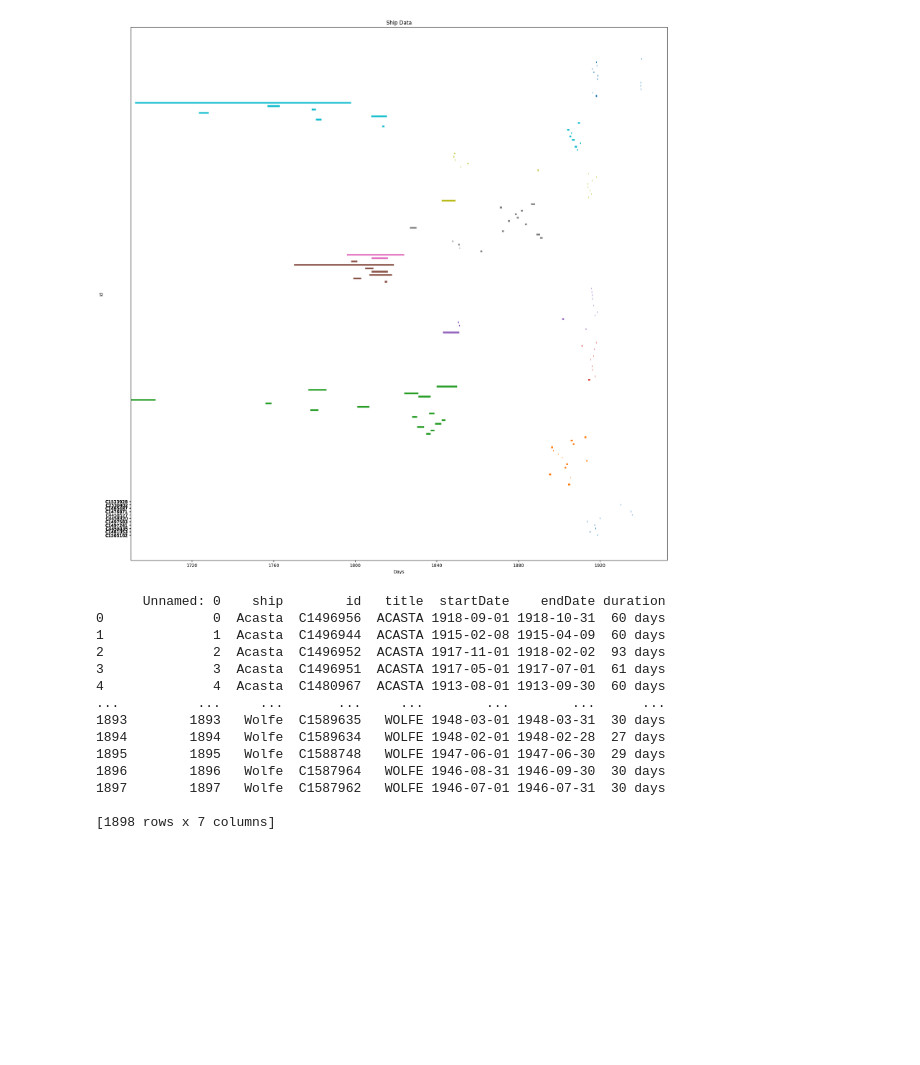
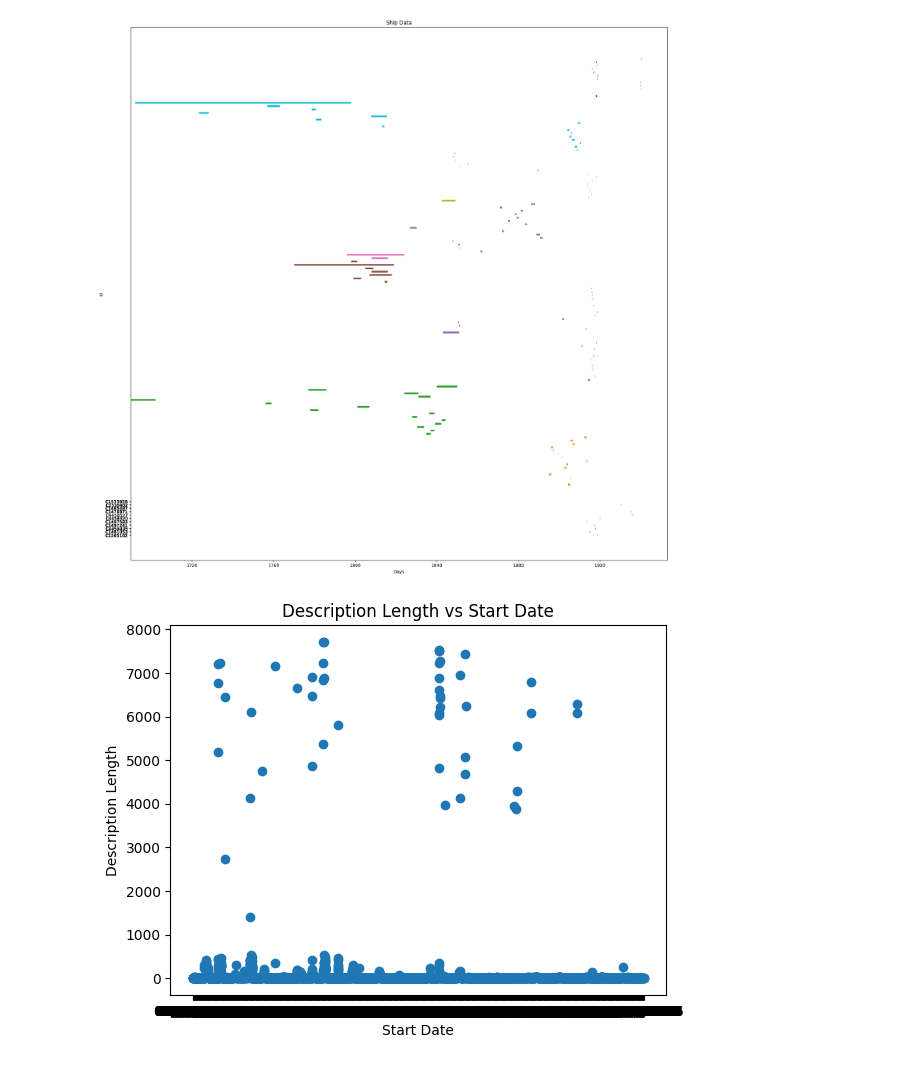
Before and after one commit to rae-drt/tna-exploratory-notebooks, a Jupyter notebook: drawing-graphs/2-drawing-graphs.ipynb, the cells around one changed output. Saved outputs shown, nothing was run; the diff lists cells and outputs as text; code cells hidden in the pictures; blank space fills up the shorter version.

```diff
--- a/drawing-graphs/2-drawing-graphs.ipynb
+++ b/drawing-graphs/2-drawing-graphs.ipynb
@@ -109,20 +121,19 @@ Try using .loc[row_indexer,col_indexer] = value instead
 See the caveats in the documentation: https://pandas.pydata.org/pandas-docs/stable/user_guide/indexing.html#returning-a-view-versus-a-copy
   ship_data_10['ship_color'] = ship_data_10['ship'].map(ship_colour_map)
 [figure]
-# %%
-print(ship_data_bar_graph_set)
-# %% [output]
-      Unnamed: 0    ship        id   title  startDate    endDate duration
-0              0  Acasta  C1496956  ACASTA 1918-09-01 1918-10-31  60 days
-1              1  Acasta  C1496944  ACASTA 1915-02-08 1915-04-09  60 days
-2              2  Acasta  C1496952  ACASTA 1917-11-01 1918-02-02  93 days
-3              3  Acasta  C1496951  ACASTA 1917-05-01 1917-07-01  61 days
-4              4  Acasta  C1480967  ACASTA 1913-08-01 1913-09-30  60 days
-...          ...     ...       ...     ...        ...        ...      ...
-1893        1893   Wolfe  C1589635   WOLFE 1948-03-01 1948-03-31  30 days
-1894        1894   Wolfe  C1589634   WOLFE 1948-02-01 1948-02-28  27 days
-1895        1895   Wolfe  C1588748   WOLFE 1947-06-01 1947-06-30  29 days
-1896        1896   Wolfe  C1587964   WOLFE 1946-08-31 1946-09-30  30 days
-1897        1897   Wolfe  C1587962   WOLFE 1946-07-01 1946-07-31  30 days
-
-[1898 rows x 7 columns]
+# %%
+ship_data_description_set = ship_data
+
+ship_data_description_set["description_length"] = ship_data_description_set["description"].str.len()
+
+fig_scatter, ax_scatter = plt.subplots()
+
+ax_scatter.scatter(ship_data_description_set["startDate"], ship_data_description_set["description_length"])
+
+ax_scatter.set_xlabel('Start Date')
+ax_scatter.set_ylabel('Description Length')
+ax_scatter.set_title('Description Length vs Start Date')
+
+plt.show()
+# %% [output]
+[figure, added]
```
Also changed, not shown: parts of 7 cells of this notebook, 1 other file.
